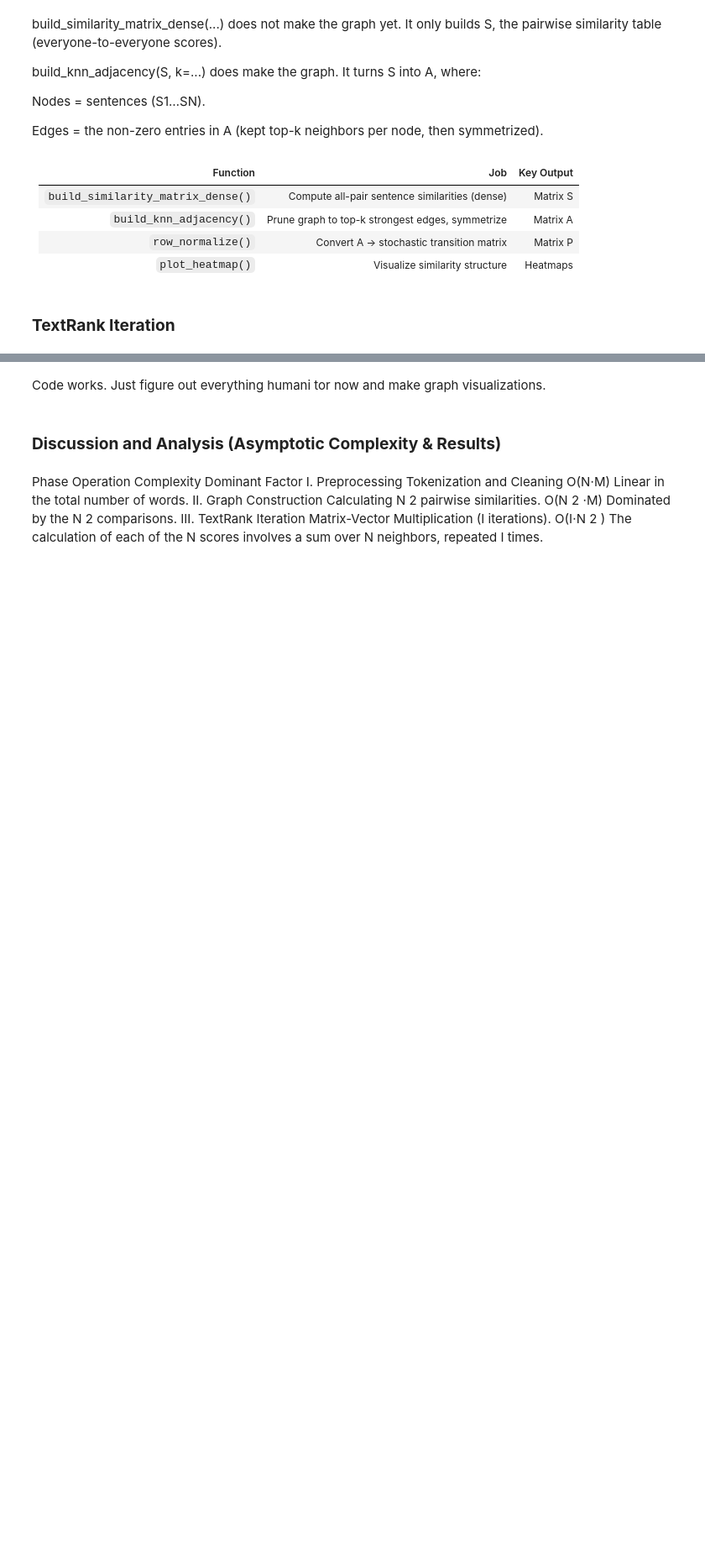
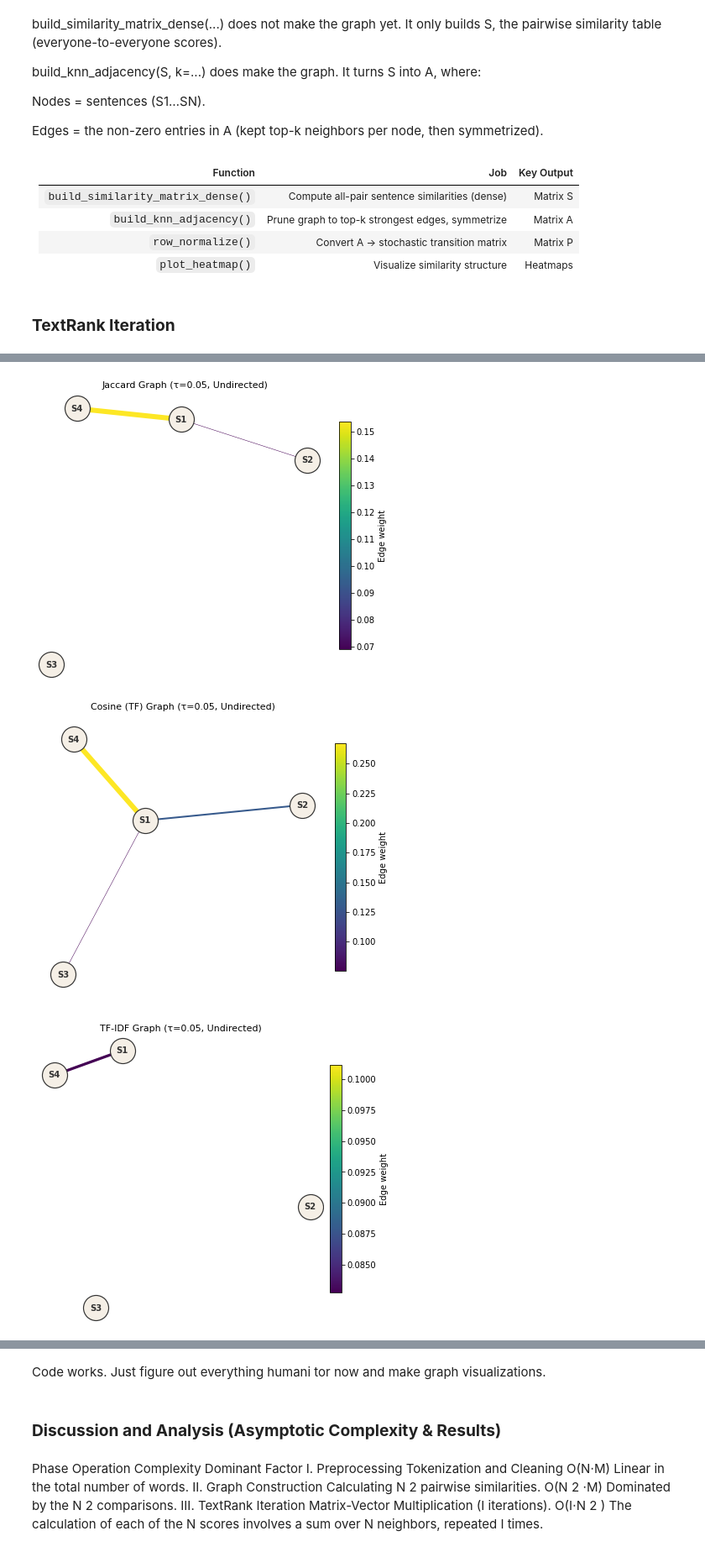
Before and after one commit to farnooshkareemi/Graph-Text-Summarizer, a Jupyter notebook: src/Summary.ipynb, the cells around one changed output, grey strips where cells are left out. Shown at 84% size. Cells and saved outputs as stored; diff of their text form; code cells hidden in the pictures; blank space fills up the shorter version.

```diff
--- a/src/Summary.ipynb
+++ b/src/Summary.ipynb
@@ -250,7 +250,7 @@ def manual_tokenize_Articles(text):
                 should_split = False
             else:
                 if k < N:
-                    should_split = is_upper_letter(text[k])
+                    should_split = is_upper_letter(text[k]) or text[k].isdigit()
                 else:
                     should_split = True  # end of text
 
@@ -956,0 +1041,26 @@ def row_stochastic_from_edges(n, edges):
+# %%
+# After you compute:
+# original_Articles, cleaned_tokens = preprocess_text_manual(article_text_input)
+# M_jac = build_similarity_matrix(cleaned_tokens, metric="jaccard")
+# M_cos = build_similarity_matrix(cleaned_tokens, metric="cosine")
+# M_tfidf = build_similarity_matrix(cleaned_tokens, metric="tfidf")
+
+# 1) Quick single graph (undirected, threshold = 0.05)
+visualize_graph_from_matrix(M_jac,   sentences=original_Articles, title="Jaccard Graph",   tau=0.05, directed=False)
+visualize_graph_from_matrix(M_cos,   sentences=original_Articles, title="Cosine (TF) Graph", tau=0.05, directed=False)
+visualize_graph_from_matrix(M_tfidf, sentences=original_Articles, title="TF-IDF Graph",    tau=0.05, directed=False)
+
+# 2) Compare all three, same settings:
+visualize_all_three(M_jac, M_cos, M_tfidf, sentences=original_Articles, tau=0.05, directed=False, layout="spring")
+
+# 3) If you want directed graphs (will draw both directions for symmetric M):
+visualize_graph_from_matrix(M_tfidf, sentences=original_Articles, title="TF-IDF (Directed)", tau=0.05, directed=True)
+
+
+
+
+# CHECKED ____________
+# %% [output]
+[figure, added]
+[figure, added]
+[figure, added]
```
Also changed, not shown: parts of 14 cells of this notebook.
